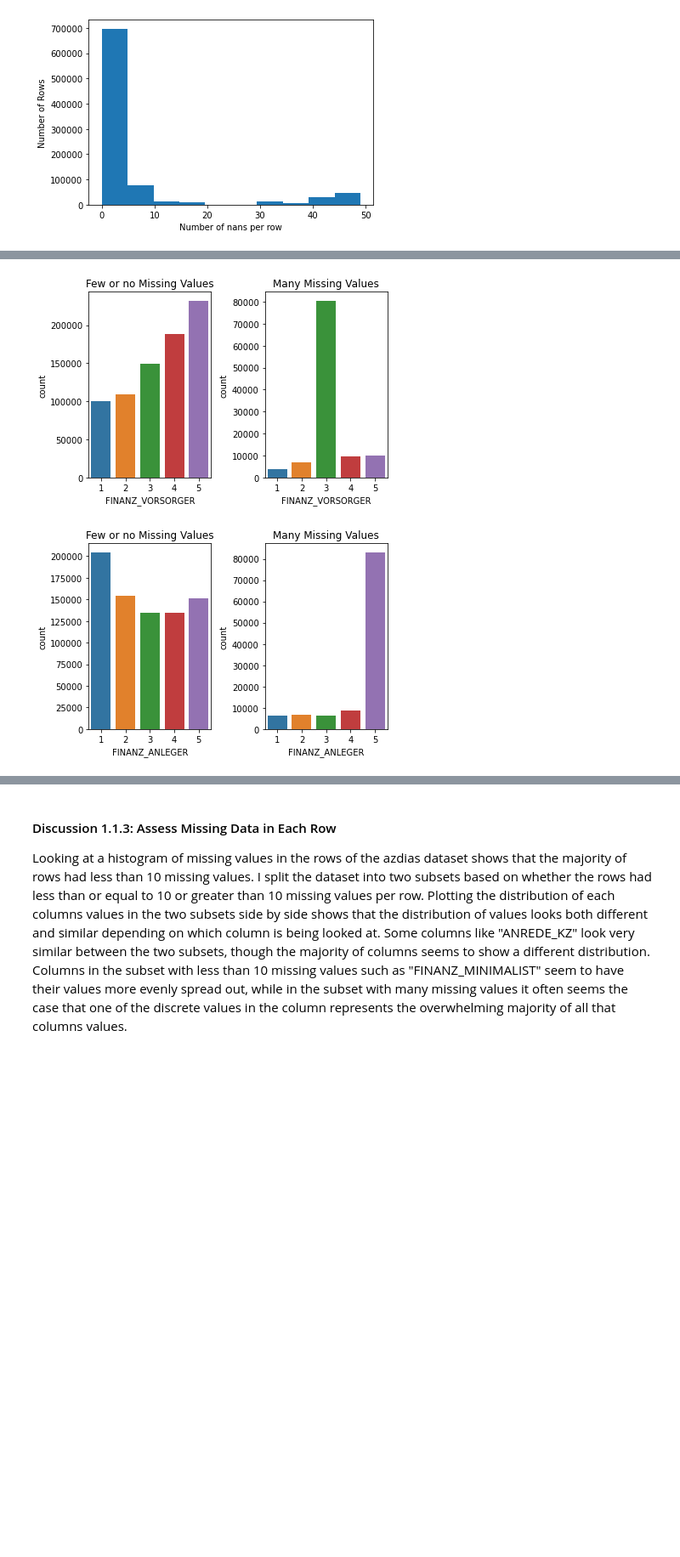
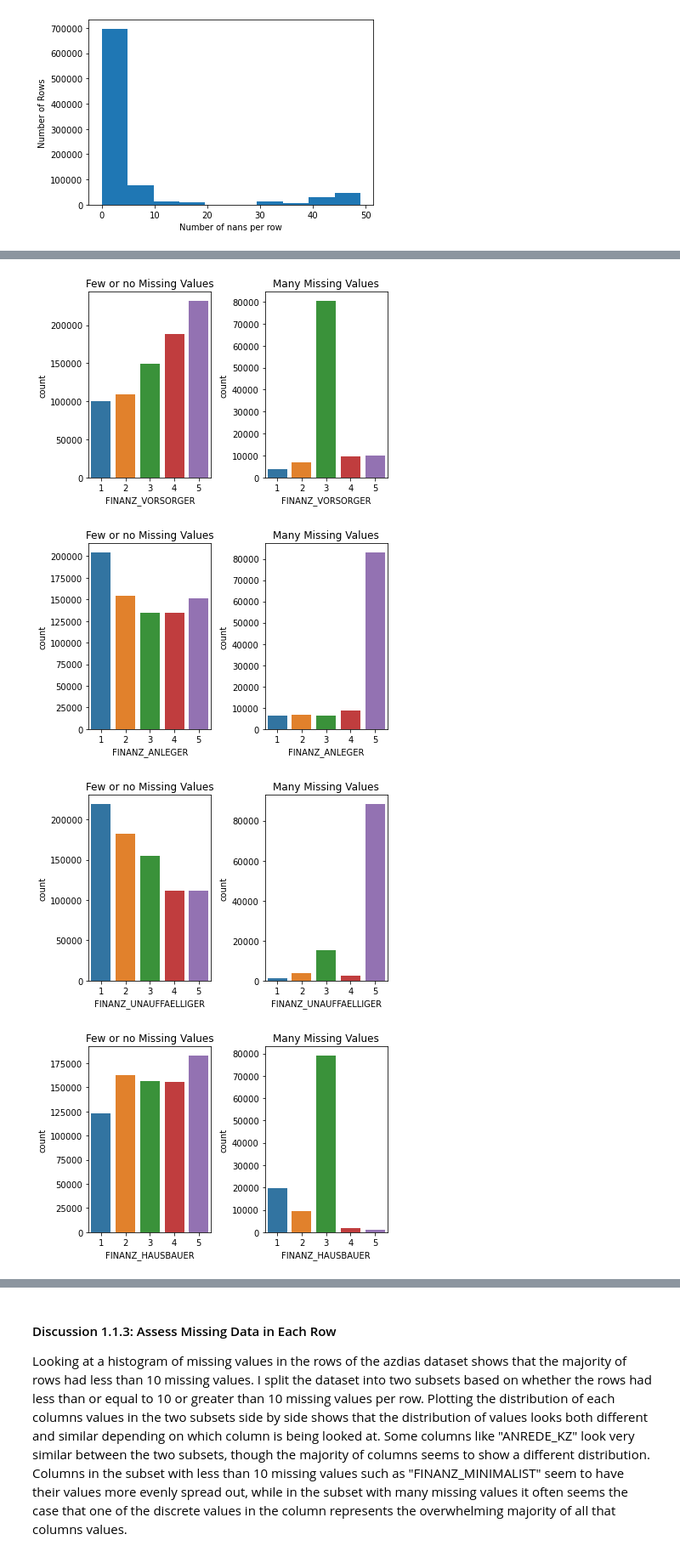
Before and after one commit to DanielPFlorian/Identify-Customer-Segments, a Jupyter notebook: Identify_Customer_Segments.ipynb, the cells around one changed output, grey strips where cells are left out. Shown at 85% size. Saved outputs shown, nothing was run; the diff lists cells and outputs as text; code cells hidden in the pictures; blank space fills up the shorter version.

```diff
--- a/Identify_Customer_Segments.ipynb
+++ b/Identify_Customer_Segments.ipynb
@@ -320,14 +320,16 @@ def plot_comparison(df1, df2, column):
 # %%
 i = 1
 for column in azdias_low_nans.columns:
-    if i <= 7:
+    if i <= 15:
         plot_comparison(azdias_low_nans, azdias_high_nans, column)
         i += 1
 # %% [output]
 [figure]
 [figure]
 [figure]
 [figure]
 [figure]
 [figure]
 [figure]
+[figure, added]
+[figure, added]
```
Also changed, not shown: parts of 17 cells of this notebook.
